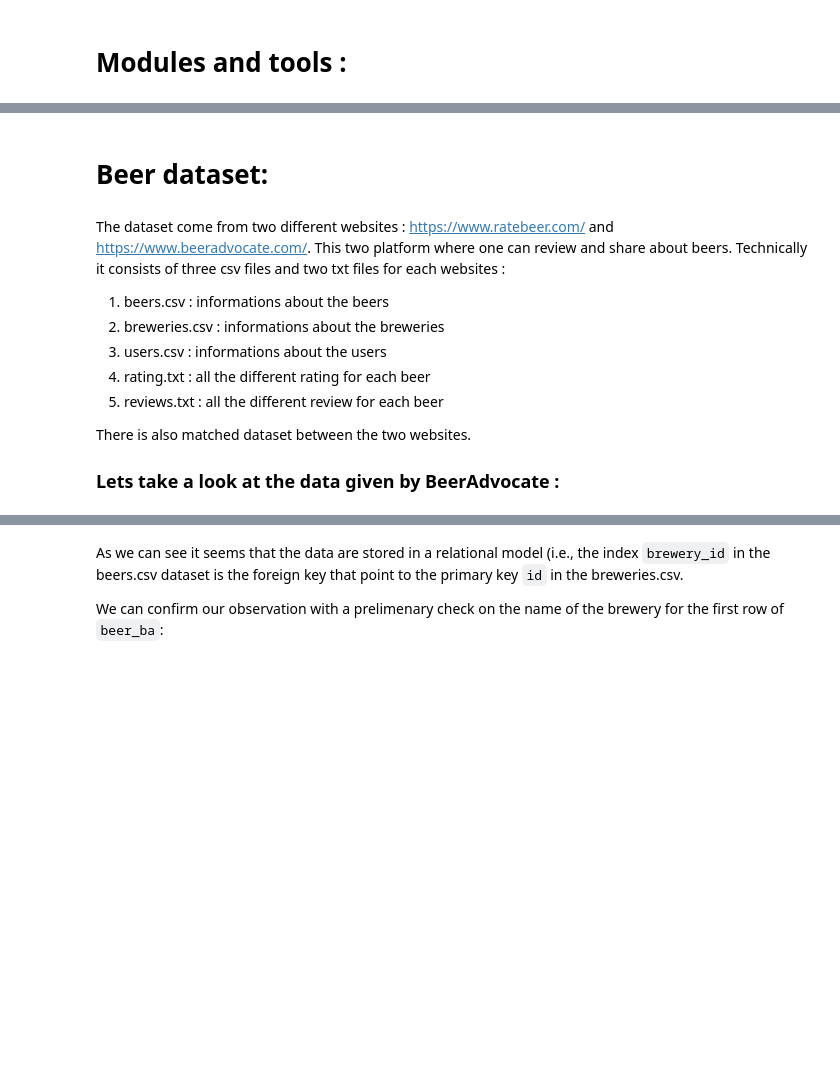
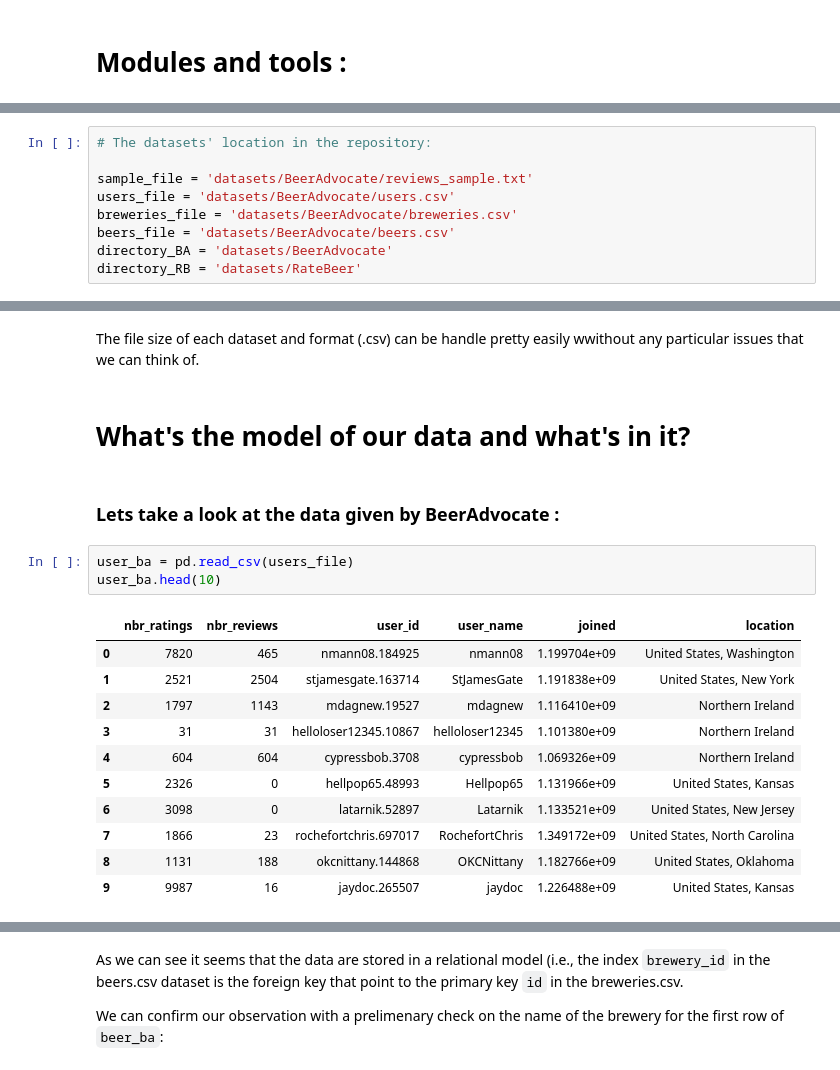
Before and after one commit to epfl-ada/ada-2022-project-brian, a Jupyter notebook: project.ipynb, the cells around one changed output, grey strips where cells are left out. Cells and saved outputs as stored; diff of their text form; blank space fills up the shorter version.

```diff
--- a/project.ipynb
+++ b/project.ipynb
@@ -22,0 +35,9 @@ import requests
+# %%
+# The datasets' location in the repository:
+
+sample_file = 'datasets/BeerAdvocate/reviews_sample.txt'
+users_file = 'datasets/BeerAdvocate/users.csv'
+breweries_file = 'datasets/BeerAdvocate/breweries.csv'
+beers_file = 'datasets/BeerAdvocate/beers.csv'
+directory_BA = 'datasets/BeerAdvocate'
+directory_RB = 'datasets/RateBeer'
@@ -23,14 +80,22 @@ import requests
+# %% [markdown]
+The file size of each dataset and format (.csv) can be handle pretty easily wwithout any particular issues that we can think of.
 # %% [markdown]
-# Beer dataset:
+# What's the model of our data and what's in it?
 # %% [markdown]
-The dataset come from two different websites : https://www.ratebeer.com/ and https://www.beeradvocate.com/. This two platform where one can review and share about beers. Technically it consists of three csv files and two txt files for each websites :
-1) beers.csv : informations about the beers
-2) breweries.csv : informations about the breweries
-3) users.csv : informations about the users
-4) rating.txt : all the different rating for each beer
-5) reviews.txt : all the different review for each beer
-
-There is also matched dataset between the two websites.
-
 ### Lets take a look at the data given by BeerAdvocate :
+# %%
+user_ba = pd.read_csv(users_file)
+user_ba.head(10)
+# %% [output]
+|  | nbr_ratings | nbr_reviews | user_id | user_name | joined | location |
+| 0 | 7820 | 465 | nmann08.184925 | nmann08 | 1.199704e+09 | United States, Washington |
+| 1 | 2521 | 2504 | stjamesgate.163714 | StJamesGate | 1.191838e+09 | United States, New York |
+| 2 | 1797 | 1143 | mdagnew.19527 | mdagnew | 1.116410e+09 | Northern Ireland |
+| 3 | 31 | 31 | helloloser12345.10867 | helloloser12345 | 1.101380e+09 | Northern Ireland |
+| 4 | 604 | 604 | cypressbob.3708 | cypressbob | 1.069326e+09 | Northern Ireland |
+| 5 | 2326 | 0 | hellpop65.48993 | Hellpop65 | 1.131966e+09 | United States, Kansas |
+| 6 | 3098 | 0 | latarnik.52897 | Latarnik | 1.133521e+09 | United States, New Jersey |
+| 7 | 1866 | 23 | rochefortchris.697017 | RochefortChris | 1.349172e+09 | United States, North Carolina |
+| 8 | 1131 | 188 | okcnittany.144868 | OKCNittany | 1.182766e+09 | United States, Oklahoma |
+| 9 | 9987 | 16 | jaydoc.265507 | jaydoc | 1.226488e+09 | United States, Kansas |
 # %%
```
Also changed, not shown: parts of 27 cells of this notebook, 4 other files.
